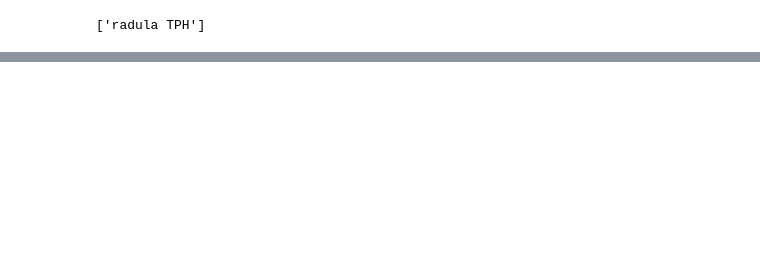
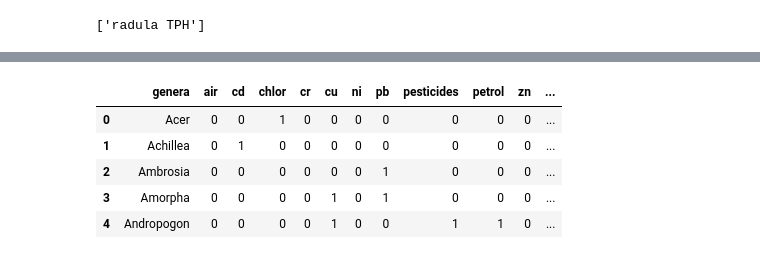
Before and after one commit to ckim2135/Phyto_Garden_Guide, a Jupyter notebook: scripts/04.18 Data Cleaning.ipynb, the cells around one changed output, grey strips where cells are left out. Cells and saved outputs as stored; diff of their text form; code cells hidden in the pictures; blank space fills up the shorter version.

```diff
--- a/scripts/04.18 Data Cleaning.ipynb
+++ b/scripts/04.18 Data Cleaning.ipynb
@@ -341,0 +482,9 @@ zn_dict
+# %%
+phyto_genera_df.head()
+# %% [output]
+|  | genera | air | cd | chlor | cr | cu | ni | pb | pesticides | petrol | zn | ... |
+| 0 | Acer | 0 | 0 | 1 | 0 | 0 | 0 | 0 | 0 | 0 | 0 | ... |
+| 1 | Achillea | 0 | 1 | 0 | 0 | 0 | 0 | 0 | 0 | 0 | 0 | ... |
+| 2 | Ambrosia | 0 | 0 | 0 | 0 | 0 | 0 | 1 | 0 | 0 | 0 | ... |
+| 3 | Amorpha | 0 | 0 | 0 | 0 | 1 | 0 | 1 | 0 | 0 | 0 | ... |
+| 4 | Andropogon | 0 | 0 | 0 | 0 | 1 | 0 | 0 | 1 | 1 | 0 | ... |
```
Also changed, not shown: parts of 32 cells of this notebook, 1 other file.
